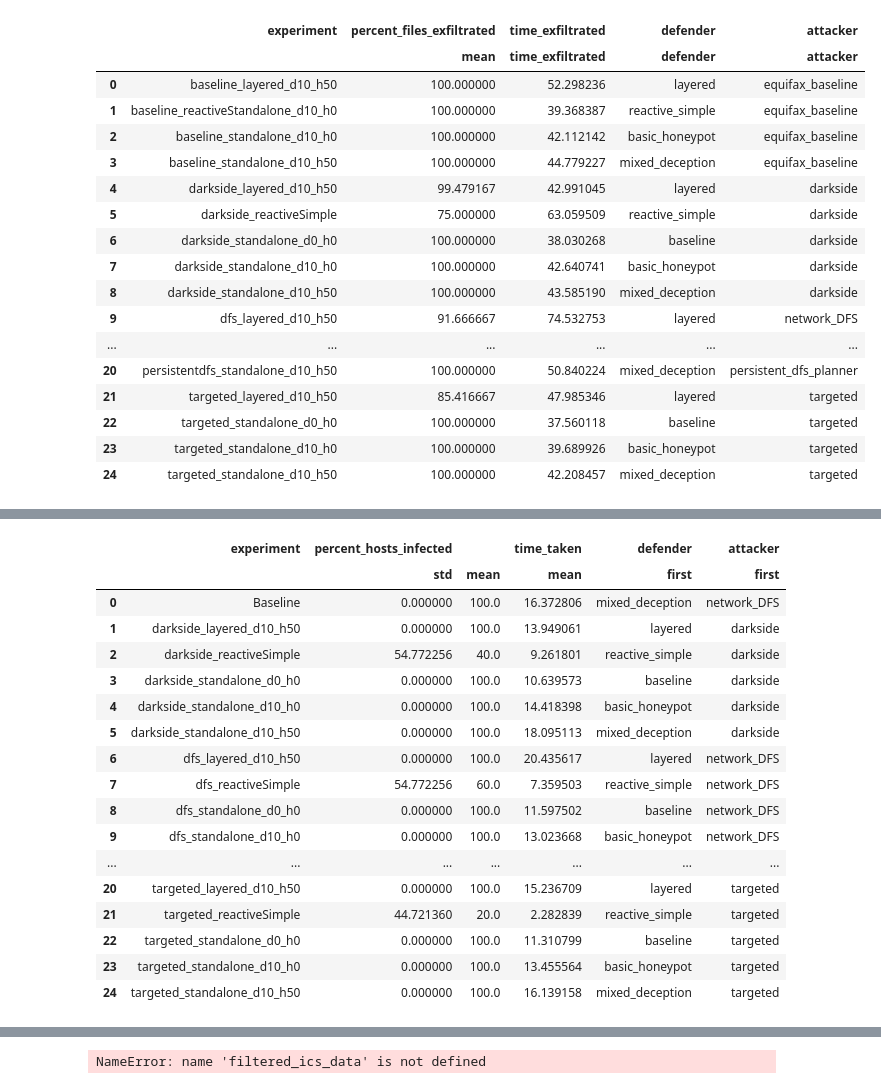
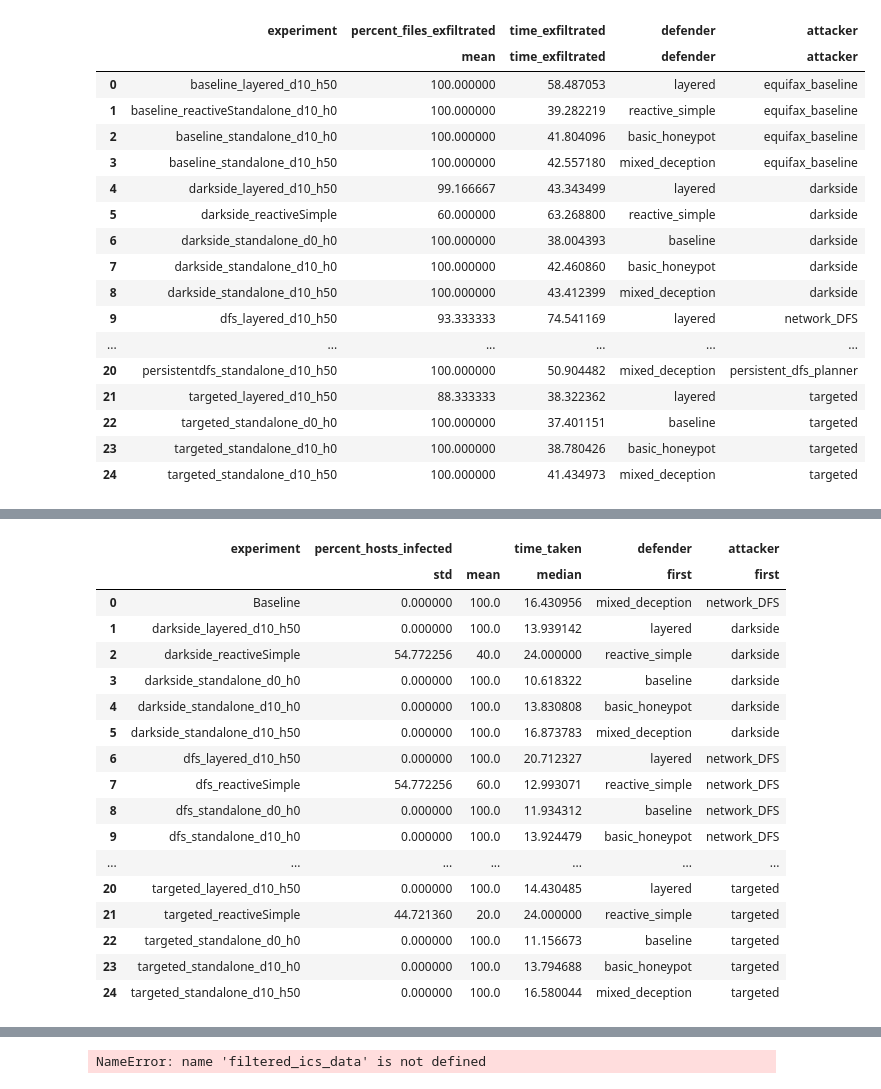
Before and after one commit to bsinger-cmu/perry, a Jupyter notebook: data_analysis/spread.ipynb, the cells around one changed output, grey strips where cells are left out. Drawn from its saved outputs; the diff is of its cells as text; code cells hidden in the pictures.

```diff
--- a/data_analysis/spread.ipynb
+++ b/data_analysis/spread.ipynb
@@ -106,33 +106,33 @@ equifax_data = pd.concat([equifax_standalone_d10_data_times,
 equifax_data['attacker'] = equifax_data['attacker'].replace('EquifaxBaselineAttacker', 'equifax_baseline')
 
 # Limit to first < 5 of experiment_num
-equifax_data = equifax_data[equifax_data['experiment_num'] < 5]
+equifax_data = equifax_data[equifax_data['experiment_num'] <= 5]
 # %%
 equifax_data_agg = (
     equifax_data.groupby('experiment')
-    .agg({'percent_files_exfiltrated': {'mean'}, 'time_exfiltrated': 'mean', 'defender': 'first', 'attacker': 'first'})
+    .agg({'percent_files_exfiltrated': {'mean'}, 'time_exfiltrated': 'median', 'defender': 'first', 'attacker': 'first'})
     .reset_index()
 )
 equifax_data_agg
 # %% [output]
 |  | experiment | percent_files_exfiltrated | time_exfiltrated | defender | attacker |
 |  |  | mean | time_exfiltrated | defender | attacker |
-| 0 | baseline_layered_d10_h50 | 100.000000 | 52.298236 | layered | equifax_baseline |
-| 1 | baseline_reactiveStandalone_d10_h0 | 100.000000 | 39.368387 | reactive_simple | equifax_baseline |
-| 2 | baseline_standalone_d10_h0 | 100.000000 | 42.112142 | basic_honeypot | equifax_baseline |
-| 3 | baseline_standalone_d10_h50 | 100.000000 | 44.779227 | mixed_deception | equifax_baseline |
-| 4 | darkside_layered_d10_h50 | 99.479167 | 42.991045 | layered | darkside |
-| 5 | darkside_reactiveSimple | 75.000000 | 63.059509 | reactive_simple | darkside |
-| 6 | darkside_standalone_d0_h0 | 100.000000 | 38.030268 | baseline | darkside |
-| 7 | darkside_standalone_d10_h0 | 100.000000 | 42.640741 | basic_honeypot | darkside |
-| 8 | darkside_standalone_d10_h50 | 100.000000 | 43.585190 | mixed_deception | darkside |
-| 9 | dfs_layered_d10_h50 | 91.666667 | 74.532753 | layered | network_DFS |
+| 0 | baseline_layered_d10_h50 | 100.000000 | 58.487053 | layered | equifax_baseline |
+| 1 | baseline_reactiveStandalone_d10_h0 | 100.000000 | 39.282219 | reactive_simple | equifax_baseline |
+| 2 | baseline_standalone_d10_h0 | 100.000000 | 41.804096 | basic_honeypot | equifax_baseline |
+| 3 | baseline_standalone_d10_h50 | 100.000000 | 42.557180 | mixed_deception | equifax_baseline |
+| 4 | darkside_layered_d10_h50 | 99.166667 | 43.343499 | layered | darkside |
+| 5 | darkside_reactiveSimple | 60.000000 | 63.268800 | reactive_simple | darkside |
+| 6 | darkside_standalone_d0_h0 | 100.000000 | 38.004393 | baseline | darkside |
+| 7 | darkside_standalone_d10_h0 | 100.000000 | 42.460860 | basic_honeypot | darkside |
+| 8 | darkside_standalone_d10_h50 | 100.000000 | 43.412399 | mixed_deception | darkside |
+| 9 | dfs_layered_d10_h50 | 93.333333 | 74.541169 | layered | network_DFS |
 | ... | ... | ... | ... | ... | ... |
-| 20 | persistentdfs_standalone_d10_h50 | 100.000000 | 50.840224 | mixed_deception | persistent_dfs_planner |
-| 21 | targeted_layered_d10_h50 | 85.416667 | 47.985346 | layered | targeted |
-| 22 | targeted_standalone_d0_h0 | 100.000000 | 37.560118 | baseline | targeted |
-| 23 | targeted_standalone_d10_h0 | 100.000000 | 39.689926 | basic_honeypot | targeted |
-| 24 | targeted_standalone_d10_h50 | 100.000000 | 42.208457 | mixed_deception | targeted |
+| 20 | persistentdfs_standalone_d10_h50 | 100.000000 | 50.904482 | mixed_deception | persistent_dfs_planner |
+| 21 | targeted_layered_d10_h50 | 88.333333 | 38.322362 | layered | targeted |
+| 22 | targeted_standalone_d0_h0 | 100.000000 | 37.401151 | baseline | targeted |
+| 23 | targeted_standalone_d10_h0 | 100.000000 | 38.780426 | basic_honeypot | targeted |
+| 24 | targeted_standalone_d10_h50 | 100.000000 | 41.434973 | mixed_deception | targeted |
 # %%
 # change seaborn colors
 sns.set_palette("muted")
@@ -266,29 +266,29 @@ ics_data['attacker'] = ics_data['attacker'].replace('ICSTargetedAttacker', 'targ
 # %%
 ics_data_agg = (
     ics_data.groupby('experiment')
-    .agg({'percent_hosts_infected': {'mean', 'std'}, 'time_taken': 'mean', 'defender': 'first', 'attacker': 'first'})
+    .agg({'percent_hosts_infected': {'mean', 'std'}, 'time_taken': 'median', 'defender': 'first', 'attacker': 'first'})
     .reset_index()
 )
 ics_data_agg
 # %% [output]
 |  | experiment | percent_hosts_infected |  | time_taken | defender | attacker |
-|  |  | std | mean | mean | first | first |
-| 0 | Baseline | 0.000000 | 100.0 | 16.372806 | mixed_deception | network_DFS |
-| 1 | darkside_layered_d10_h50 | 0.000000 | 100.0 | 13.949061 | layered | darkside |
-| 2 | darkside_reactiveSimple | 54.772256 | 40.0 | 9.261801 | reactive_simple | darkside |
-| 3 | darkside_standalone_d0_h0 | 0.000000 | 100.0 | 10.639573 | baseline | darkside |
-| 4 | darkside_standalone_d10_h0 | 0.000000 | 100.0 | 14.418398 | basic_honeypot | darkside |
-| 5 | darkside_standalone_d10_h50 | 0.000000 | 100.0 | 18.095113 | mixed_deception | darkside |
-| 6 | dfs_layered_d10_h50 | 0.000000 | 100.0 | 20.435617 | layered | network_DFS |
-| 7 | dfs_reactiveSimple | 54.772256 | 60.0 | 7.359503 | reactive_simple | network_DFS |
-| 8 | dfs_standalone_d0_h0 | 0.000000 | 100.0 | 11.597502 | baseline | network_DFS |
-| 9 | dfs_standalone_d10_h0 | 0.000000 | 100.0 | 13.023668 | basic_honeypot | network_DFS |
+|  |  | std | mean | median | first | first |
+| 0 | Baseline | 0.000000 | 100.0 | 16.430956 | mixed_deception | network_DFS |
+| 1 | darkside_layered_d10_h50 | 0.000000 | 100.0 | 13.939142 | layered | darkside |
+| 2 | darkside_reactiveSimple | 54.772256 | 40.0 | 24.000000 | reactive_simple | darkside |
+| 3 | darkside_standalone_d0_h0 | 0.000000 | 100.0 | 10.618322 | baseline | darkside |
+| 4 | darkside_standalone_d10_h0 | 0.000000 | 100.0 | 13.830808 | basic_honeypot | darkside |
+| 5 | darkside_standalone_d10_h50 | 0.000000 | 100.0 | 16.873783 | mixed_deception | darkside |
+| 6 | dfs_layered_d10_h50 | 0.000000 | 100.0 | 20.712327 | layered | network_DFS |
+| 7 | dfs_reactiveSimple | 54.772256 | 60.0 | 12.993071 | reactive_simple | network_DFS |
+| 8 | dfs_standalone_d0_h0 | 0.000000 | 100.0 | 11.934312 | baseline | network_DFS |
+| 9 | dfs_standalone_d10_h0 | 0.000000 | 100.0 | 13.924479 | basic_honeypot | network_DFS |
 | ... | ... | ... | ... | ... | ... | ... |
-| 20 | targeted_layered_d10_h50 | 0.000000 | 100.0 | 15.236709 | layered | targeted |
-| 21 | targeted_reactiveSimple | 44.721360 | 20.0 | 2.282839 | reactive_simple | targeted |
-| 22 | targeted_standalone_d0_h0 | 0.000000 | 100.0 | 11.310799 | baseline | targeted |
-| 23 | targeted_standalone_d10_h0 | 0.000000 | 100.0 | 13.455564 | basic_honeypot | targeted |
-| 24 | targeted_standalone_d10_h50 | 0.000000 | 100.0 | 16.139158 | mixed_deception | targeted |
+| 20 | targeted_layered_d10_h50 | 0.000000 | 100.0 | 14.430485 | layered | targeted |
+| 21 | targeted_reactiveSimple | 44.721360 | 20.0 | 24.000000 | reactive_simple | targeted |
+| 22 | targeted_standalone_d0_h0 | 0.000000 | 100.0 | 11.156673 | baseline | targeted |
+| 23 | targeted_standalone_d10_h0 | 0.000000 | 100.0 | 13.794688 | basic_honeypot | targeted |
+| 24 | targeted_standalone_d10_h50 | 0.000000 | 100.0 | 16.580044 | mixed_deception | targeted |
 # %%
 # Remove rows where time_exfiltrated is 0
 # filtered_ics_data = ics_data[ics_data['percent_hosts_infected'] > 90]
```
Also changed, not shown: 10 other files.
